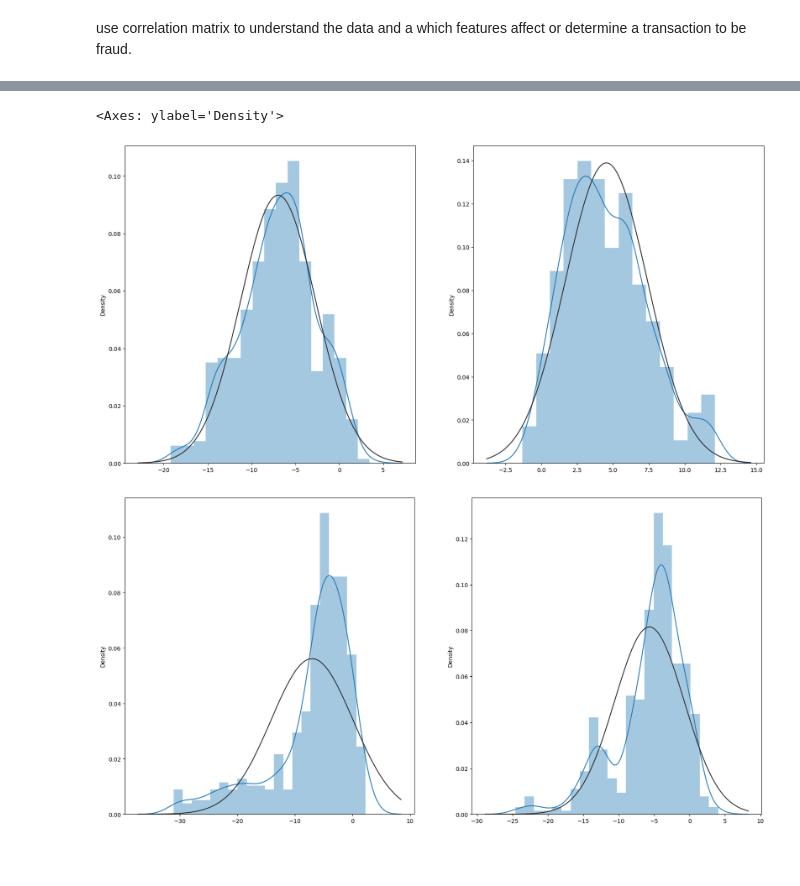
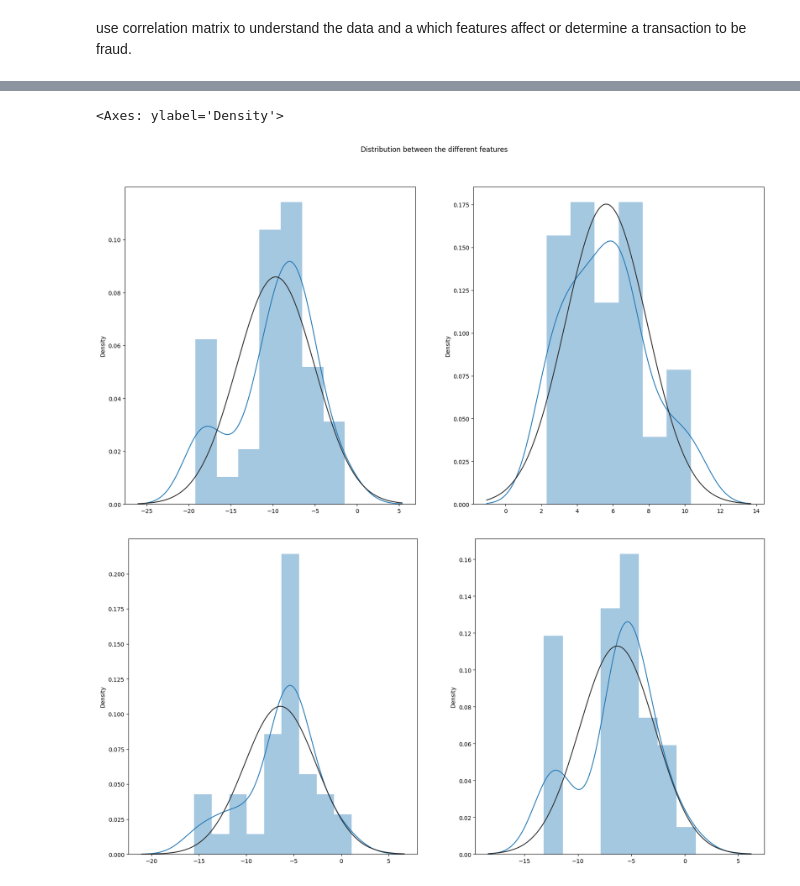
Before and after one commit to kdmwangi/Data-Science, a Jupyter notebook: Fraud_Detection.ipynb, the cells around one changed output, grey strips where cells are left out. Cells and saved outputs as stored; diff of their text form; code cells hidden in the pictures; blank space fills up the shorter version.

```diff
--- a/Fraud_Detection.ipynb
+++ b/Fraud_Detection.ipynb
@@ -468,7 +486,7 @@ print(non_fraud.shape)
 # %%
 # combine the two dataframe and reshafle to reorder the class
-combined_df = pd.concat([fraud, non_fraud], ignore_index=True)
-combined_df = combined_df.sample(frac=1)
+fraud_Nonfraud = pd.concat([fraud, non_fraud], ignore_index=True)
+combined_df = fraud_Nonfraud.sample(frac=1,random_state=42)
 # %%
 combined_df.loc[:, "V14":][:10]
 # %% [output]
@@ -602,19 +624,20 @@ ax[3].set(title="negative Correlation V14")
 # %%
 # review distribution of the features to detect the outliers
 from scipy.stats import norm
 #  norm plots a normal; gaussian distribution against the feature
 
 # plots with almost normal distributions
 fig, ax = plt.subplots(1,2, figsize=(20,10))
+fig.suptitle('Distribution between the different features')
 sns.distplot(combined_df[combined_df['Class'] == 1]['V14'].values, fit=norm,ax=ax[0])
 
 sns.distplot(combined_df[combined_df['Class'] == 1]['V4'].values, fit=norm, ax=ax[1])
 
 # plots with extreme outliers
 fig, ax = plt.subplots(1,2, figsize=(20,10))
 sns.distplot(combined_df[combined_df['Class'] == 1]['V3'].values, ax=ax[0], fit=norm)
 sns.distplot(combined_df[combined_df['Class'] == 1]['V10'].values, ax=ax[1], fit=norm)
 # %% [output]
 <Axes: ylabel='Density'>
-[figure, old version]
+[figure, new version]
-[figure, old version]
+[figure, new version]
```
Also changed, not shown: parts of 54 cells of this notebook.
